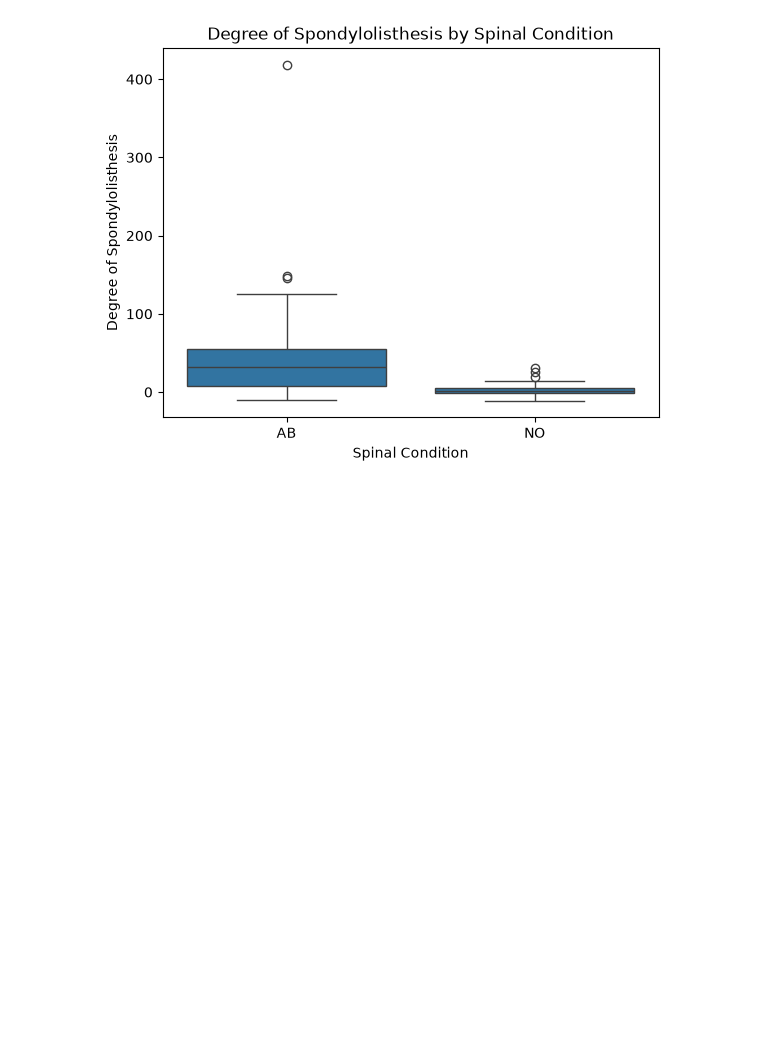
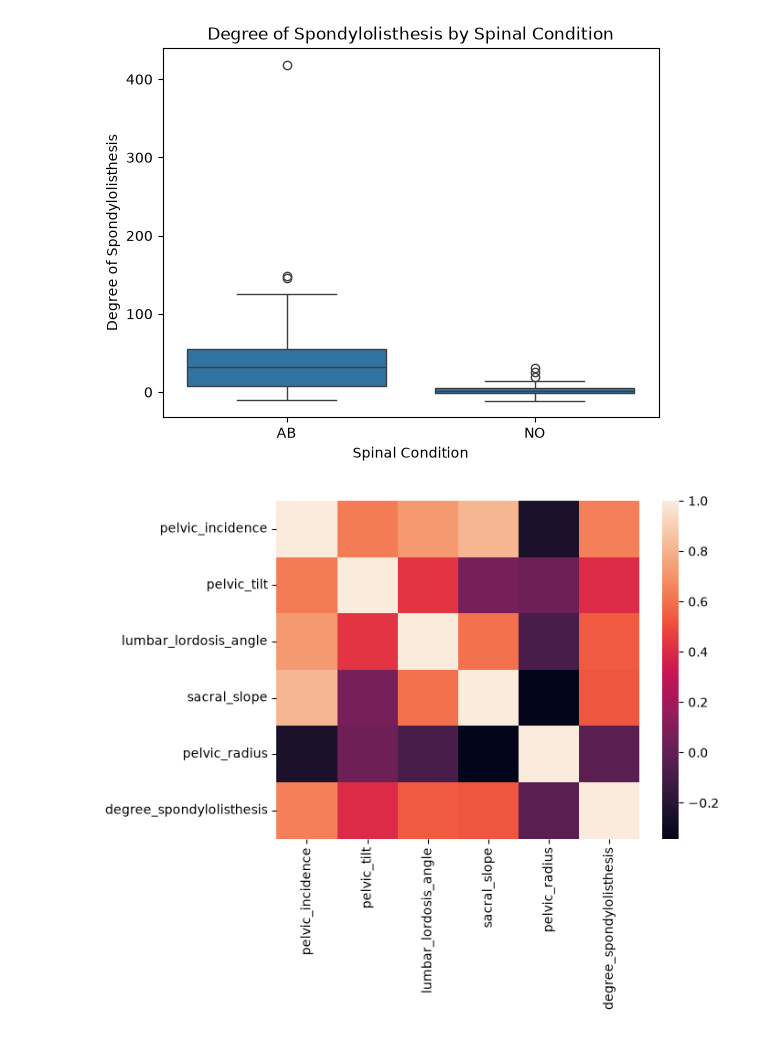
Before and after one commit to Rupesh-Mane/spinal-abnormality-prediction, a Jupyter notebook: notebooks/02_EDA.ipynb, the cells around one changed output. Drawn from its saved outputs; the diff is of its cells as text; code cells hidden in the pictures; blank space fills up the shorter version.

Commit message:
Created correlation heatmap for numerical features

```diff
--- a/notebooks/02_EDA.ipynb
+++ b/notebooks/02_EDA.ipynb
@@ -87,3 +87,11 @@ plt.ylabel("Degree of Spondylolisthesis")
 plt.show()
 # %% [output]
 [figure]
+# %%
+correlation = df.corr(numeric_only=True)
+
+sns.heatmap(correlation)
+
+plt.show()
+# %% [output]
+[figure, added]
```
